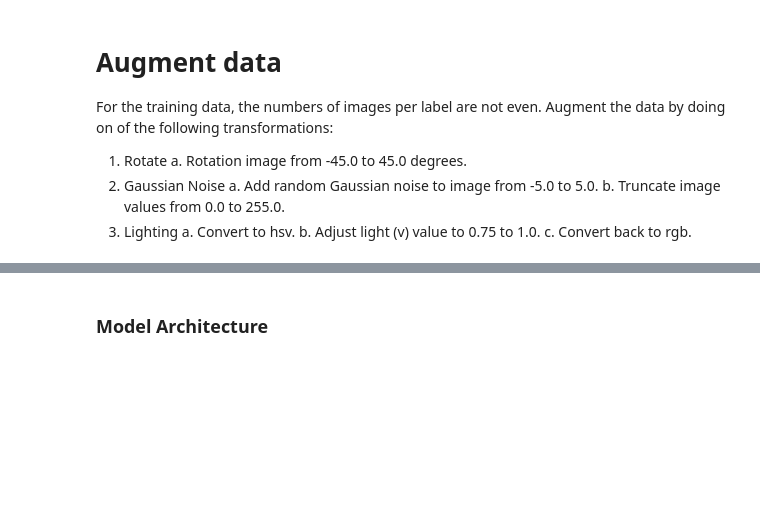
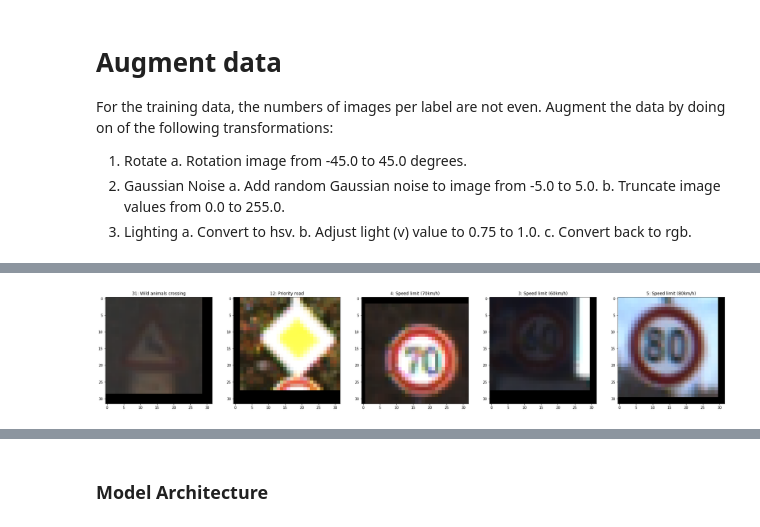
Before and after one commit to ekkus93/CarND-Traffic-Sign-Classifier-Project, a Jupyter notebook: Traffic_Sign_Classifier.ipynb, the cells around one changed output, grey strips where cells are left out. Saved outputs shown, nothing was run; the diff lists cells and outputs as text; code cells hidden in the pictures; blank space fills up the shorter version.

```diff
--- a/Traffic_Sign_Classifier.ipynb
+++ b/Traffic_Sign_Classifier.ipynb
@@ -478,0 +389,5 @@ def balance_images2(X, y, min_angle, max_angle, noise_sigma):
+# %%
+display_X_y_images(X_train, y_train, signnames_pd, 20, 25, use_gray=True,
+                   apply_fnc=apply_random_shift)
+# %% [output]
+[figure, added]
```
Also changed, not shown: parts of 36 cells of this notebook, 10 other files.
